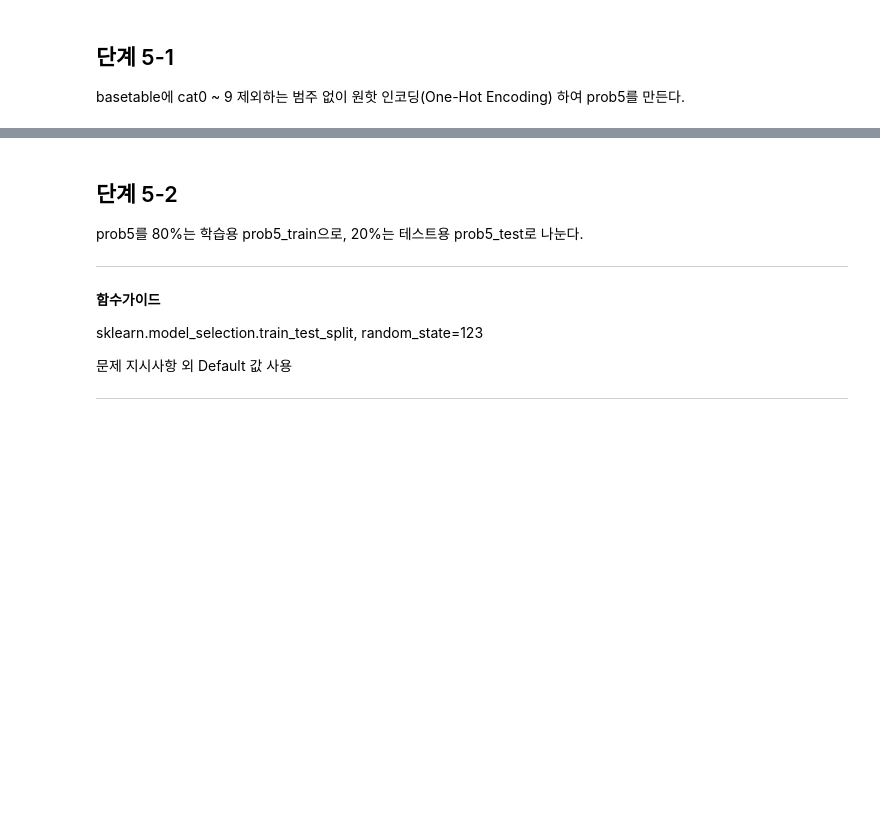
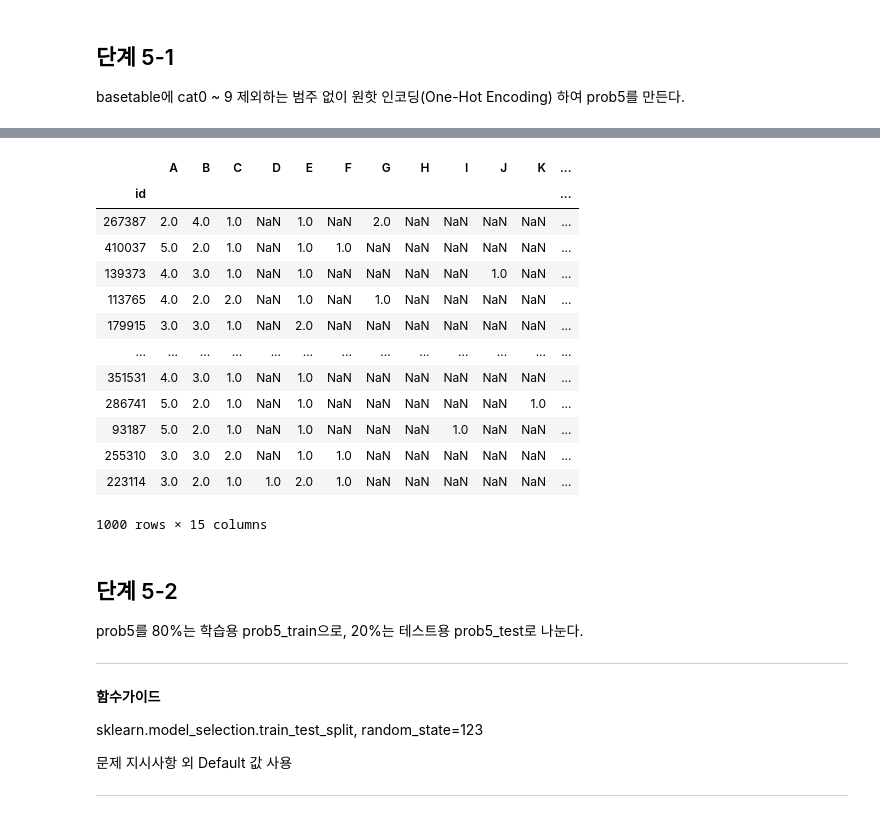
Before and after one commit to dowonjj/DS_lv3_2504_2, a Jupyter notebook: sec_ds_lv3_prob2_prob.ipynb, the cells around one changed output, grey strips where cells are left out. Drawn from its saved outputs; the diff is of its cells as text; code cells hidden in the pictures; blank space fills up the shorter version.

```diff
--- a/sec_ds_lv3_prob2_prob.ipynb
+++ b/sec_ds_lv3_prob2_prob.ipynb
@@ -1523,3 +1641,24 @@ basetable에 cat0 ~ 9 제외하는 범주 없이 원핫 인코딩(One-Hot Encodi
+# %%
+# 방법 4: value_count를 사용해봅니다 - 24만 건에 사용하기엔 너무 느려 구할기 어렵지만,
+# 작은 사이즈의 데이터에서는 컴팩트하게 구현할 수있습니다.
+df_basetable.iloc[:1000][cat_cols].apply(
+    lambda x: x.value_counts(), axis = 1
+)
+# %% [output]
+|  | A | B | C | D | E | F | G | H | I | J | K | ... |
+| id |  |  |  |  |  |  |  |  |  |  |  | ... |
+| 267387 | 2.0 | 4.0 | 1.0 | NaN | 1.0 | NaN | 2.0 | NaN | NaN | NaN | NaN | ... |
+| 410037 | 5.0 | 2.0 | 1.0 | NaN | 1.0 | 1.0 | NaN | NaN | NaN | NaN | NaN | ... |
+| 139373 | 4.0 | 3.0 | 1.0 | NaN | 1.0 | NaN | NaN | NaN | NaN | 1.0 | NaN | ... |
+| 113765 | 4.0 | 2.0 | 2.0 | NaN | 1.0 | NaN | 1.0 | NaN | NaN | NaN | NaN | ... |
+| 179915 | 3.0 | 3.0 | 1.0 | NaN | 2.0 | NaN | NaN | NaN | NaN | NaN | NaN | ... |
+| ... | ... | ... | ... | ... | ... | ... | ... | ... | ... | ... | ... | ... |
+| 351531 | 4.0 | 3.0 | 1.0 | NaN | 1.0 | NaN | NaN | NaN | NaN | NaN | NaN | ... |
+| 286741 | 5.0 | 2.0 | 1.0 | NaN | 1.0 | NaN | NaN | NaN | NaN | NaN | 1.0 | ... |
+| 93187 | 5.0 | 2.0 | 1.0 | NaN | 1.0 | NaN | NaN | NaN | 1.0 | NaN | NaN | ... |
+| 255310 | 3.0 | 3.0 | 2.0 | NaN | 1.0 | 1.0 | NaN | NaN | NaN | NaN | NaN | ... |
+| 223114 | 3.0 | 2.0 | 1.0 | 1.0 | 2.0 | 1.0 | NaN | NaN | NaN | NaN | NaN | ... |
+1000 rows × 15 columns
 # %% [markdown]
 ## 단계 5-2
 
```
Also changed, not shown: parts of 116 cells of this notebook.
